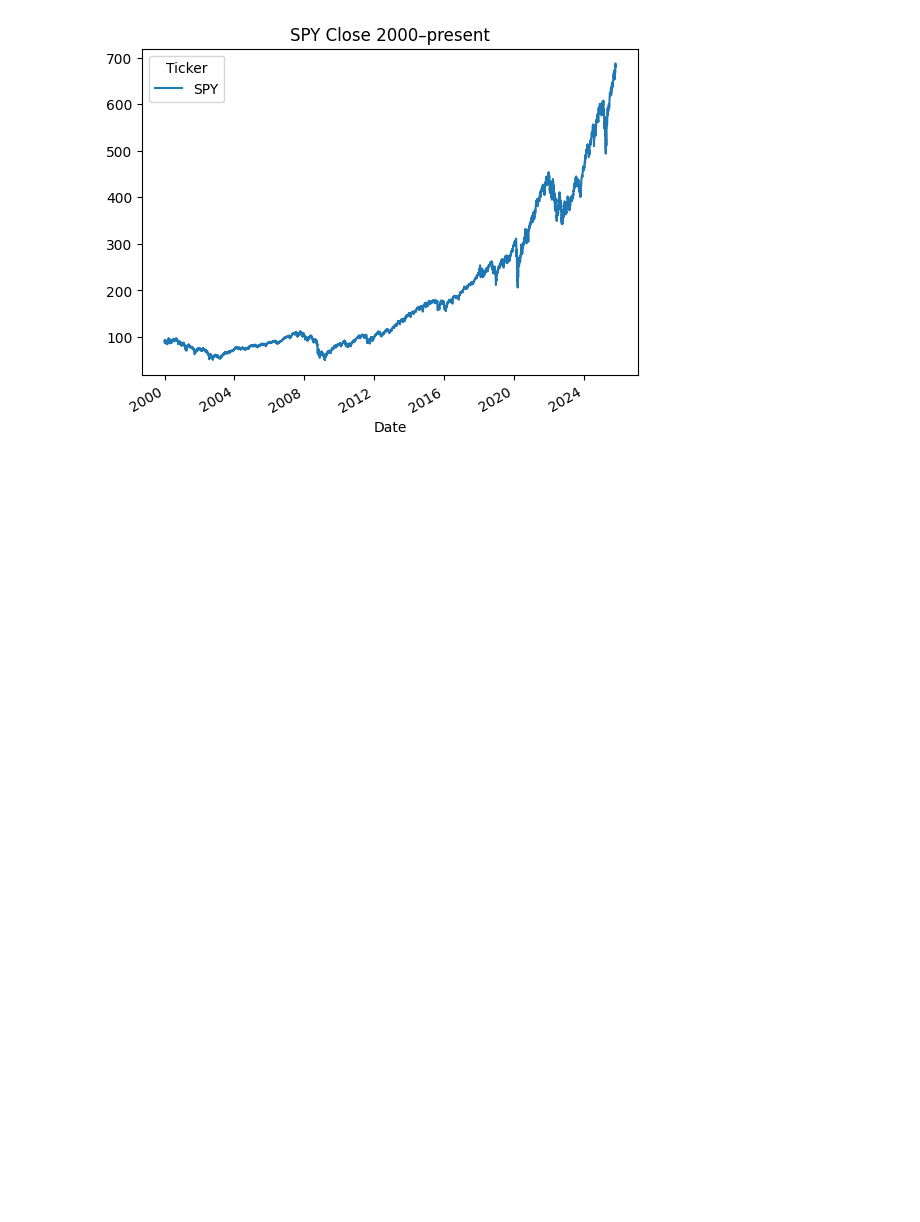
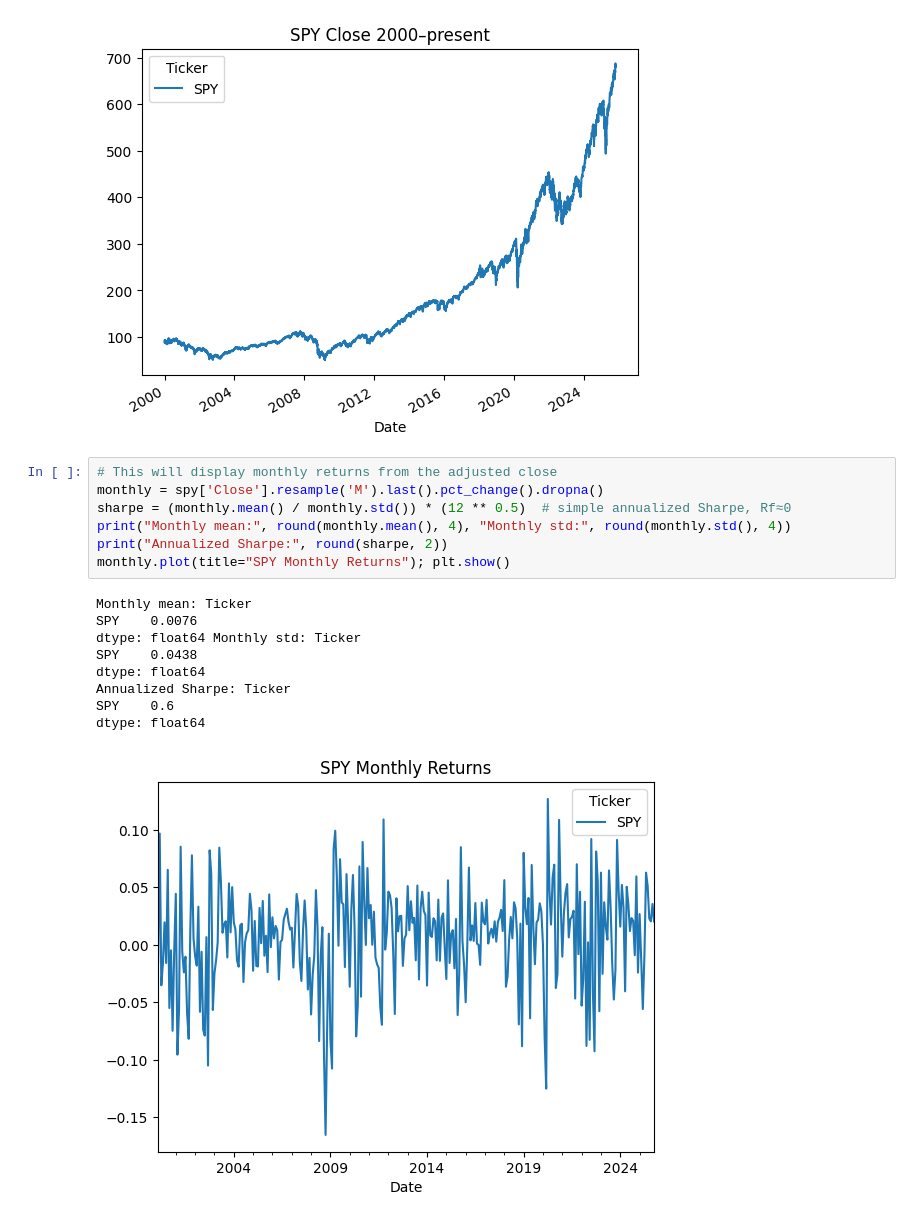
Before and after one commit to aarushburra123/quant-projects-2025, a Jupyter notebook: notebooks/01_spy_plot.ipynb, the cells around one changed output. Drawn from its saved outputs; the diff is of its cells as text; blank space fills up the shorter version.

```diff
--- a/notebooks/01_spy_plot.ipynb
+++ b/notebooks/01_spy_plot.ipynb
@@ -6,3 +6,20 @@ plt.show()
 # %% [output]
 [*********************100%***********************]  1 of 1 completed
 [figure]
+# %%
+# This will display monthly returns from the adjusted close
+monthly = spy['Close'].resample('M').last().pct_change().dropna()
+sharpe = (monthly.mean() / monthly.std()) * (12 ** 0.5)  # simple annualized Sharpe, Rf≈0
+print("Monthly mean:", round(monthly.mean(), 4), "Monthly std:", round(monthly.std(), 4))
+print("Annualized Sharpe:", round(sharpe, 2))
+monthly.plot(title="SPY Monthly Returns"); plt.show()
+# %% [output]
+Monthly mean: Ticker
+SPY    0.0076
+dtype: float64 Monthly std: Ticker
+SPY    0.0438
+dtype: float64
+Annualized Sharpe: Ticker
+SPY    0.6
+dtype: float64
+[figure, added]
```
Also changed, not shown: 1 other file.
